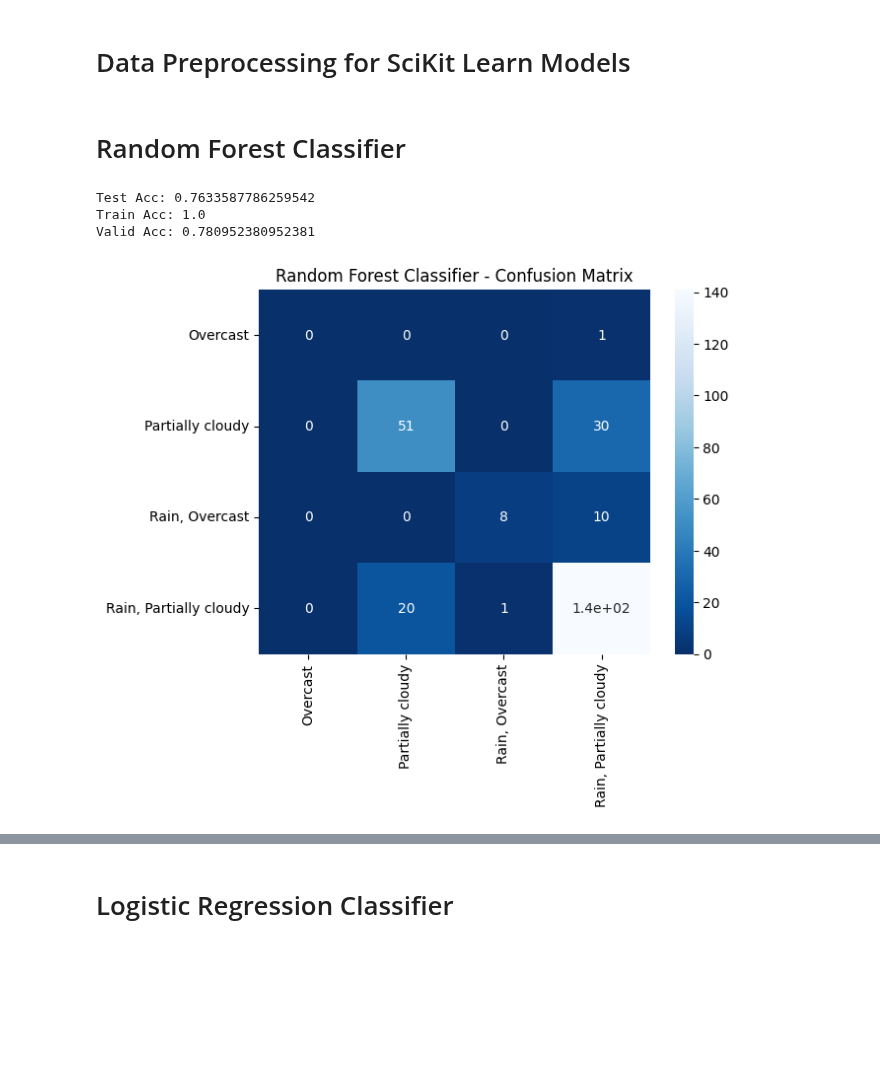
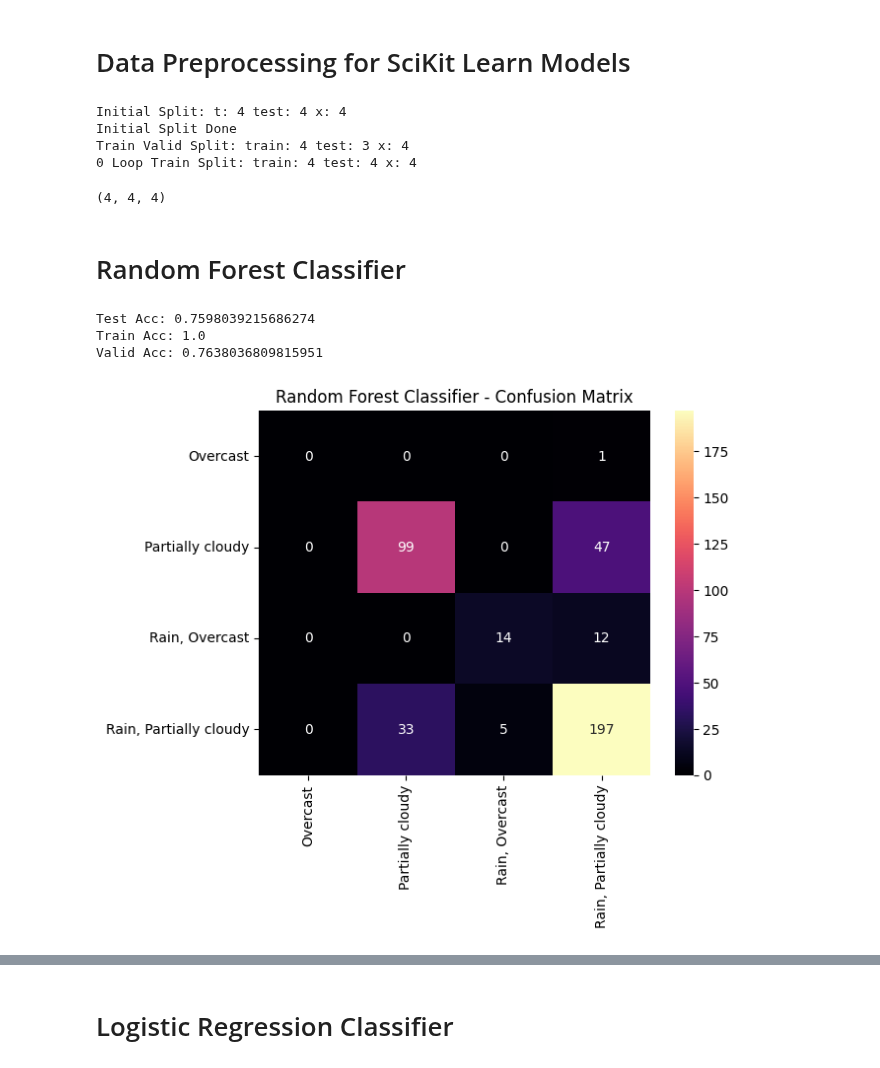
Before and after one commit to alaricespina/Thesis-Repository, a Jupyter notebook: Final Model Files/ClassWise.ipynb, the cells around one changed output, grey strips where cells are left out. Drawn from its saved outputs; the diff is of its cells as text; code cells hidden in the pictures; blank space fills up the shorter version.

```diff
--- a/Final Model Files/ClassWise.ipynb
+++ b/Final Model Files/ClassWise.ipynb
@@ -122,14 +175,35 @@ le = LabelEncoder()
 y = le.fit_transform(y)
 
 # Split testing and training set
-X_t, X_test, y_t, y_test = train_test_split(X, y, test_size=0.2, random_state=0)
+_ = 0
+X_t, X_test, y_t, y_test = train_test_split(X, y, test_size=0.2)
+print(f"Initial Split: t: {len(np.unique(y_t))} test: {len(np.unique(y_test))} x: {num_classes}")
+while (len(np.unique(y_test)) != num_classes) or (len(np.unique(y_t)) != num_classes):
+    X_t, X_test, y_t, y_test = train_test_split(X, y, test_size=0.2)
+    _ += 1
+    print(f" {_} Loop Split: t: {len(np.unique(y_t))} test: {len(np.unique(y_test))} x: {num_classes}")
 
-# Split training and validation set
-X_train, X_valid, y_train, y_valid = train_test_split(X_t, y_t, test_size=0.2, random_state=0)
+print("Initial Split Done")
+
+X_train, X_valid, y_train, y_valid = train_test_split(X_t, y_t, test_size=0.2)
+print(f"Train Valid Split: train: {len(np.unique(y_train))} test: {len(np.unique(y_valid))} x: {num_classes}")
+_ = 0
+while (len(np.unique(y_train)) != num_classes) or (len(np.unique(y_valid)) != num_classes):
+    X_train, X_valid, y_train, y_valid = train_test_split(X_t, y_t, test_size=0.2)
+    print(f"{_} Loop Train Split: train: {len(np.unique(y_train))} test: {len(np.unique(y_valid))} x: {num_classes}")
 
 # Create the label mapping for the confusion matrix (used for all matrices onward)
 label_mapping = {x : y for x, y in zip(le.transform(le.classes_), le.classes_)}
 lm = list(label_mapping.values())
+# %% [output]
+Initial Split: t: 4 test: 4 x: 4
+Initial Split Done
+Train Valid Split: train: 4 test: 3 x: 4
+0 Loop Train Split: train: 4 test: 4 x: 4
+# %%
+len(np.unique(y_test)), len(np.unique(y_valid)), len(np.unique(y_train))
+# %% [output]
+(4, 4, 4)
 # %% [markdown]
 # Random Forest Classifier
 # %%
@@ -142,34 +216,36 @@ import seaborn as sn
 # Create Classifier
 RFC = RandomForestClassifier()
 
 # Fit Data
 RFC.fit(X_train, y_train)
 
 # Predict(1d) Not Predict Probablity of Each Class (2d)
 y_preds = RFC.predict(X_test)
 y_class_preds = RFC.predict_proba(X_test)
 
 # Evaluate (Only accuracy) on test set
 accuracy = RFC.score(X_test, y_test)
 accuracy_t = RFC.score(X_train, y_train)
 accuracy_v = RFC.score(X_valid, y_valid)
 
 print(f"Test Acc: {accuracy}\nTrain Acc: {accuracy_t}\nValid Acc: {accuracy_v}")
 
 # Get Confusion Matrix (Raw)
 CM = confusion_matrix(y_test, y_preds)
 
 # Plot Confusion Matrix using Seaborn + PyPlot
+#Confusion Matrix for Logistic Regression
+CM = confusion_matrix(y_test, y_preds)
 ax = plt.subplot()
 ax.set_title("Random Forest Classifier - Confusion Matrix")
-sn.heatmap(CM, annot=True, cmap="Blues_r", ax=ax)
+sn.heatmap(CM, annot=True, cmap="magma", ax=ax, fmt='d')
 ax.xaxis.set_ticklabels(lm)
 ax.yaxis.set_ticklabels(lm)
 plt.xticks(rotation=90)
 plt.yticks(rotation=0)
 plt.show()
 # %% [output]
-Test Acc: 0.7633587786259542
+Test Acc: 0.7598039215686274
 Train Acc: 1.0
-Valid Acc: 0.780952380952381
+Valid Acc: 0.7638036809815951
-[figure, old version]
+[figure, new version]
```
Also changed, not shown: parts of 16 cells of this notebook, 5 other files.
